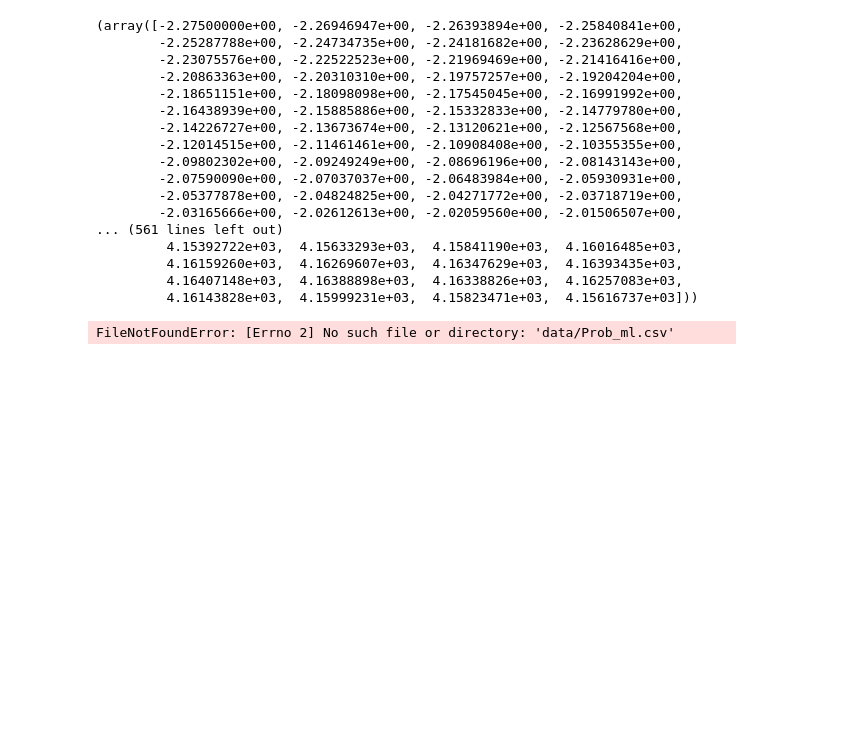
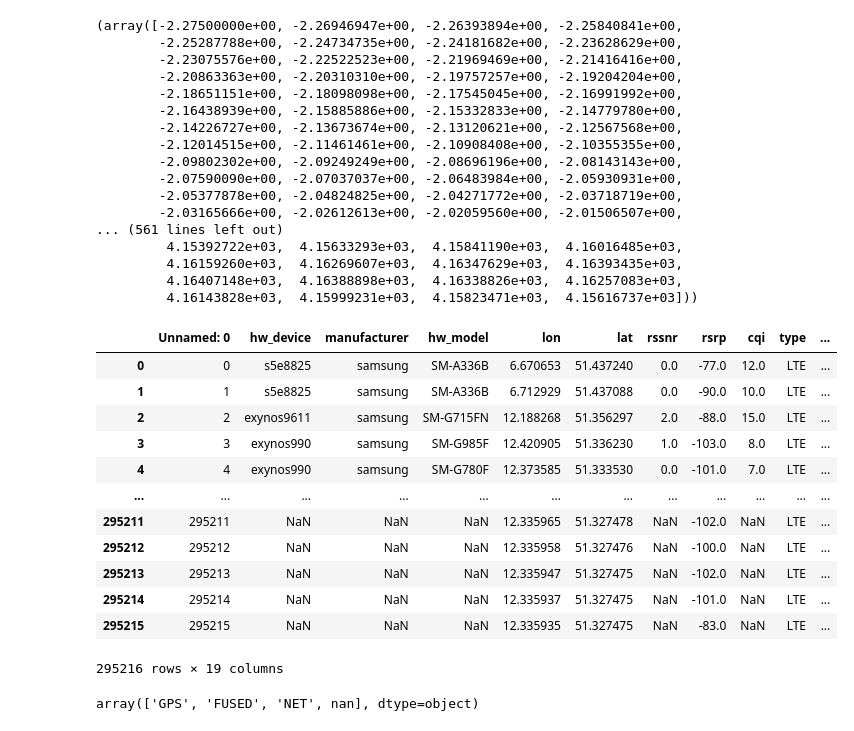
Before and after one commit to Niko32/ProbML, a Jupyter notebook: src/prototyping/gaussian_process_regression.ipynb, the cells around one changed output. Saved outputs shown, nothing was run; the diff lists cells and outputs as text; code cells hidden in the pictures; blank space fills up the shorter version.

```diff
--- a/src/prototyping/gaussian_process_regression.ipynb
+++ b/src/prototyping/gaussian_process_regression.ipynb
@@ -250,5 +250,22 @@ U[0], V[0], Z[0]
 import pandas as pd
 # %%
 df = pd.read_csv("../../data/Prob_ml.csv")
+df
 # %% [output]
+|  | Unnamed: 0 | hw_device | manufacturer | hw_model | lon | lat | rssnr | rsrp | cqi | type | ... |
+| 0 | 0 | s5e8825 | samsung | SM-A336B | 6.670653 | 51.437240 | 0.0 | -77.0 | 12.0 | LTE | ... |
+| 1 | 1 | s5e8825 | samsung | SM-A336B | 6.712929 | 51.437088 | 0.0 | -90.0 | 10.0 | LTE | ... |
+| 2 | 2 | exynos9611 | samsung | SM-G715FN | 12.188268 | 51.356297 | 2.0 | -88.0 | 15.0 | LTE | ... |
+| 3 | 3 | exynos990 | samsung | SM-G985F | 12.420905 | 51.336230 | 1.0 | -103.0 | 8.0 | LTE | ... |
+| 4 | 4 | exynos990 | samsung | SM-G780F | 12.373585 | 51.333530 | 0.0 | -101.0 | 7.0 | LTE | ... |
+| ... | ... | ... | ... | ... | ... | ... | ... | ... | ... | ... | ... |
+| 295211 | 295211 | NaN | NaN | NaN | 12.335965 | 51.327478 | NaN | -102.0 | NaN | LTE | ... |
+| 295212 | 295212 | NaN | NaN | NaN | 12.335958 | 51.327476 | NaN | -100.0 | NaN | LTE | ... |
+| 295213 | 295213 | NaN | NaN | NaN | 12.335947 | 51.327475 | NaN | -102.0 | NaN | LTE | ... |
+| 295214 | 295214 | NaN | NaN | NaN | 12.335937 | 51.327475 | NaN | -101.0 | NaN | LTE | ... |
+| 295215 | 295215 | NaN | NaN | NaN | 12.335935 | 51.327475 | NaN | -83.0 | NaN | LTE | ... |
-FileNotFoundError: [Errno 2] No such file or directory: 'data/Prob_ml.csv'
+295216 rows × 19 columns
+# %%
+df["location_source"].unique()
+# %% [output]
+array(['GPS', 'FUSED', 'NET', nan], dtype=object)
```
